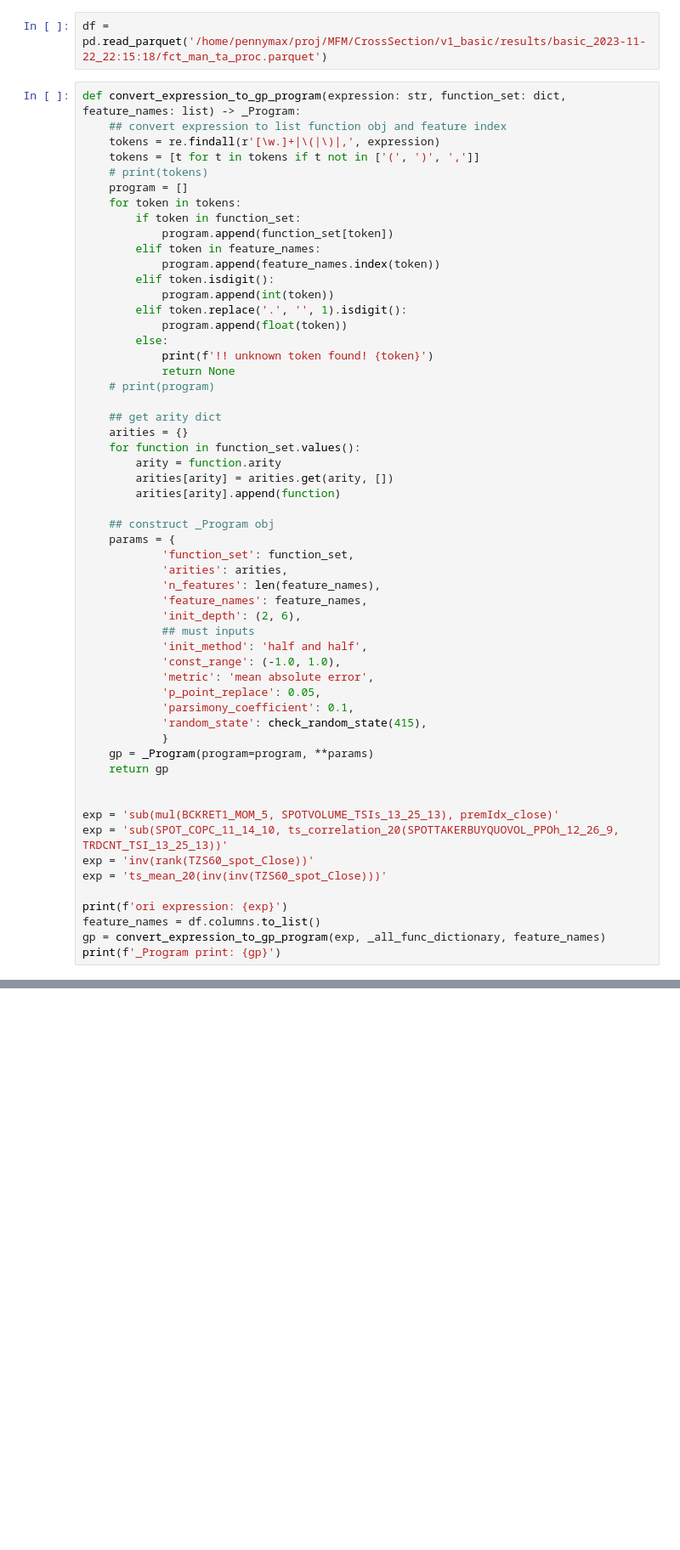
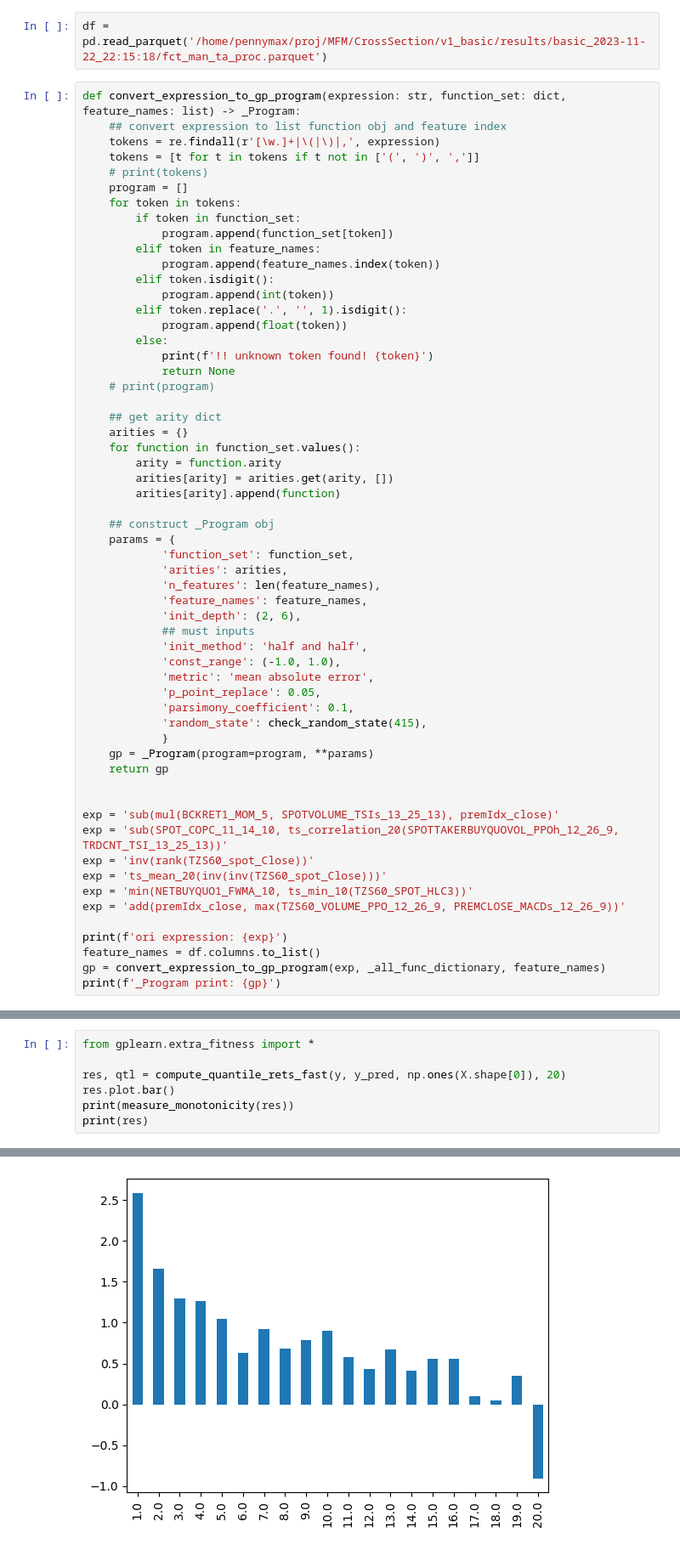
Before and after one commit to pennymax/gplearn, a Jupyter notebook: mytest_program.ipynb, the cells around one changed output, grey strips where cells are left out. Shown at 85% size. Saved outputs shown, nothing was run; the diff lists cells and outputs as text; blank space fills up the shorter version.

Commit message:
refactor quantile cagr fitness and fix some inf issues

```diff
--- a/mytest_program.ipynb
+++ b/mytest_program.ipynb
@@ -60,6 +60,8 @@ exp = 'sub(mul(BCKRET1_MOM_5, SPOTVOLUME_TSIs_13_25_13), premIdx_close)'
 exp = 'sub(SPOT_COPC_11_14_10, ts_correlation_20(SPOTTAKERBUYQUOVOL_PPOh_12_26_9, TRDCNT_TSI_13_25_13))'
 exp = 'inv(rank(TZS60_spot_Close))'
 exp = 'ts_mean_20(inv(inv(TZS60_spot_Close)))'
+exp = 'min(NETBUYQUO1_FWMA_10, ts_min_10(TZS60_SPOT_HLC3))'
+exp = 'add(premIdx_close, max(TZS60_VOLUME_PPO_12_26_9, PREMCLOSE_MACDs_12_26_9))'
 
 print(f'ori expression: {exp}')
 feature_names = df.columns.to_list()
@@ -88,0 +104,8 @@ print(metric_val)
+# %%
+from gplearn.extra_fitness import *
+
+res, qtl = compute_quantile_rets_fast(y, y_pred, np.ones(X.shape[0]), 20)
+res.plot.bar()
+print(measure_monotonicity(res))
+print(res)
+# %% [output]
@@ -88,0 +129 @@ print(metric_val)
+[figure, added]
```
Also changed, not shown: parts of 4 cells of this notebook, 3 other files.
